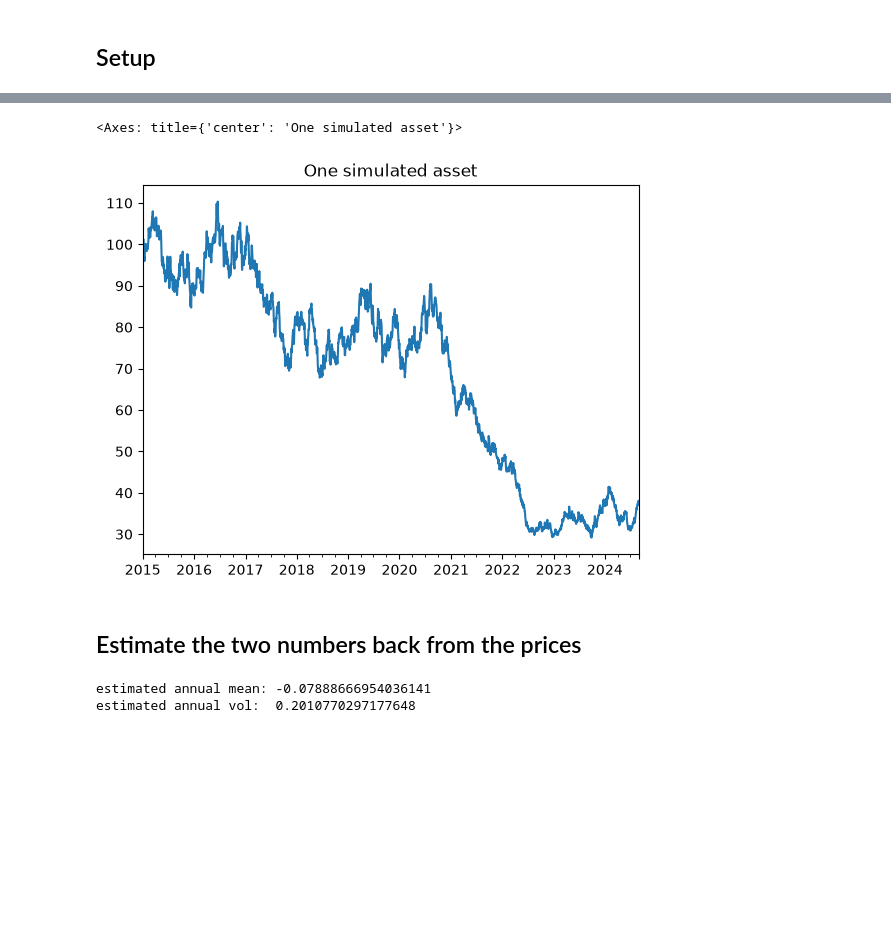
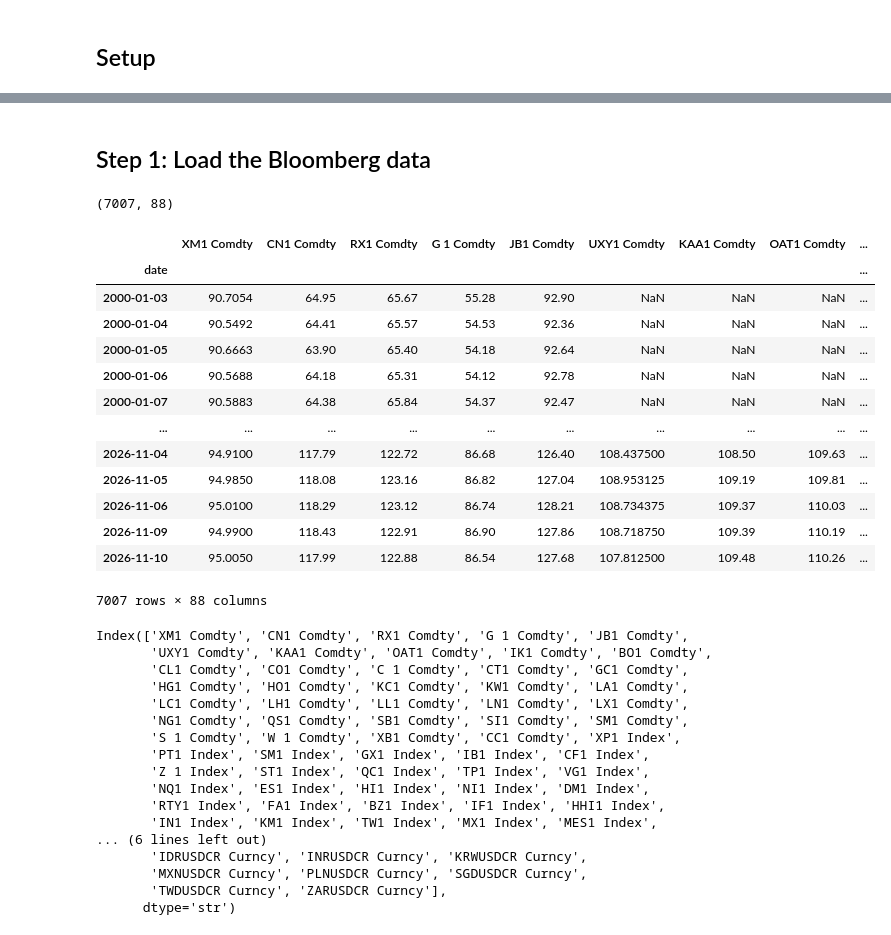
Before and after one commit to alvaro-serero/learning-to-rank, a Jupyter notebook: notebooks/main.ipynb, the cells around one changed output, grey strips where cells are left out. Cells and saved outputs as stored; diff of their text form; code cells hidden in the pictures; blank space fills up the shorter version.

```diff
--- a/notebooks/main.ipynb
+++ b/notebooks/main.ipynb
@@ -22,25 +15,51 @@ rng = np.random.default_rng(42)
-# %%
-n_days = 252 * 10        # about 252 trading days per year
-mu_annual = 0.05         # true mean return: 5% per year
-sigma_annual = 0.20      # true volatility: 20% per year
-
-mu_daily = mu_annual / 252
-sigma_daily = sigma_annual / np.sqrt(252)
-
-daily_returns = rng.normal(mu_daily, sigma_daily, n_days)
-dates = pd.bdate_range("2015-01-01", periods=n_days)
-prices = pd.Series(100 * np.cumprod(1 + daily_returns), index=dates)
-
-prices.plot(title="One simulated asset")
-# %% [output]
-<Axes: title={'center': 'One simulated asset'}>
-[figure, removed]
-# %% [markdown]
-## Estimate the two numbers back from the prices
-# %%
-rets = prices.pct_change().dropna()
-print("estimated annual mean:", rets.mean() * 252)
-print("estimated annual vol: ", rets.std() * np.sqrt(252))
-# %% [output]
-estimated annual mean: -0.07888666954036141
-estimated annual vol:  0.2010770297177648
+# %% [markdown]
+## Step 1: Load the Bloomberg data
+# %%
+# Read the Excel file. The notebook is in notebooks/, the file is one folder up.
+prices = pd.read_excel(
+    "../data.xlsx",
+    header=8,                 # row 9 in Excel holds the tickers
+    index_col=0,              # first column = dates, used as the row index
+    na_values=["#N/A N/A"],   # Bloomberg's "no data" marker becomes NaN
+)
+prices.index.name = "date"
+prices.shape
+# %% [output]
+(7007, 88)
+# %%
+prices
+# %% [output]
+|  | XM1 Comdty | CN1 Comdty | RX1 Comdty | G 1 Comdty | JB1 Comdty | UXY1 Comdty | KAA1 Comdty | OAT1 Comdty | ... |
+| date |  |  |  |  |  |  |  |  | ... |
+| 2000-01-03 | 90.7054 | 64.95 | 65.67 | 55.28 | 92.90 | NaN | NaN | NaN | ... |
+| 2000-01-04 | 90.5492 | 64.41 | 65.57 | 54.53 | 92.36 | NaN | NaN | NaN | ... |
+| 2000-01-05 | 90.6663 | 63.90 | 65.40 | 54.18 | 92.64 | NaN | NaN | NaN | ... |
+| 2000-01-06 | 90.5688 | 64.18 | 65.31 | 54.12 | 92.78 | NaN | NaN | NaN | ... |
+| 2000-01-07 | 90.5883 | 64.38 | 65.84 | 54.37 | 92.47 | NaN | NaN | NaN | ... |
+| ... | ... | ... | ... | ... | ... | ... | ... | ... | ... |
+| 2026-11-04 | 94.9100 | 117.79 | 122.72 | 86.68 | 126.40 | 108.437500 | 108.50 | 109.63 | ... |
+| 2026-11-05 | 94.9850 | 118.08 | 123.16 | 86.82 | 127.04 | 108.953125 | 109.19 | 109.81 | ... |
+| 2026-11-06 | 95.0100 | 118.29 | 123.12 | 86.74 | 128.21 | 108.734375 | 109.37 | 110.03 | ... |
+| 2026-11-09 | 94.9900 | 118.43 | 122.91 | 86.90 | 127.86 | 108.718750 | 109.39 | 110.19 | ... |
+| 2026-11-10 | 95.0050 | 117.99 | 122.88 | 86.54 | 127.68 | 107.812500 | 109.48 | 110.26 | ... |
+7007 rows × 88 columns
+# %%
+prices.columns
+# %% [output]
+Index(['XM1 Comdty', 'CN1 Comdty', 'RX1 Comdty', 'G 1 Comdty', 'JB1 Comdty',
+       'UXY1 Comdty', 'KAA1 Comdty', 'OAT1 Comdty', 'IK1 Comdty', 'BO1 Comdty',
+       'CL1 Comdty', 'CO1 Comdty', 'C 1 Comdty', 'CT1 Comdty', 'GC1 Comdty',
+       'HG1 Comdty', 'HO1 Comdty', 'KC1 Comdty', 'KW1 Comdty', 'LA1 Comdty',
+       'LC1 Comdty', 'LH1 Comdty', 'LL1 Comdty', 'LN1 Comdty', 'LX1 Comdty',
+       'NG1 Comdty', 'QS1 Comdty', 'SB1 Comdty', 'SI1 Comdty', 'SM1 Comdty',
+       'S 1 Comdty', 'W 1 Comdty', 'XB1 Comdty', 'CC1 Comdty', 'XP1 Index',
+       'PT1 Index', 'SM1 Index', 'GX1 Index', 'IB1 Index', 'CF1 Index',
+       'Z 1 Index', 'ST1 Index', 'QC1 Index', 'TP1 Index', 'VG1 Index',
+       'NQ1 Index', 'ES1 Index', 'HI1 Index', 'NI1 Index', 'DM1 Index',
+       'RTY1 Index', 'FA1 Index', 'BZ1 Index', 'IF1 Index', 'HHI1 Index',
+       'IN1 Index', 'KM1 Index', 'TW1 Index', 'MX1 Index', 'MES1 Index',
+... (6 lines left out)
+       'IDRUSDCR Curncy', 'INRUSDCR Curncy', 'KRWUSDCR Curncy',
+       'MXNUSDCR Curncy', 'PLNUSDCR Curncy', 'SGDUSDCR Curncy',
+       'TWDUSDCR Curncy', 'ZARUSDCR Curncy'],
+      dtype='str')
```
Also changed, not shown: parts of 24 cells of this notebook, 3 other files.
